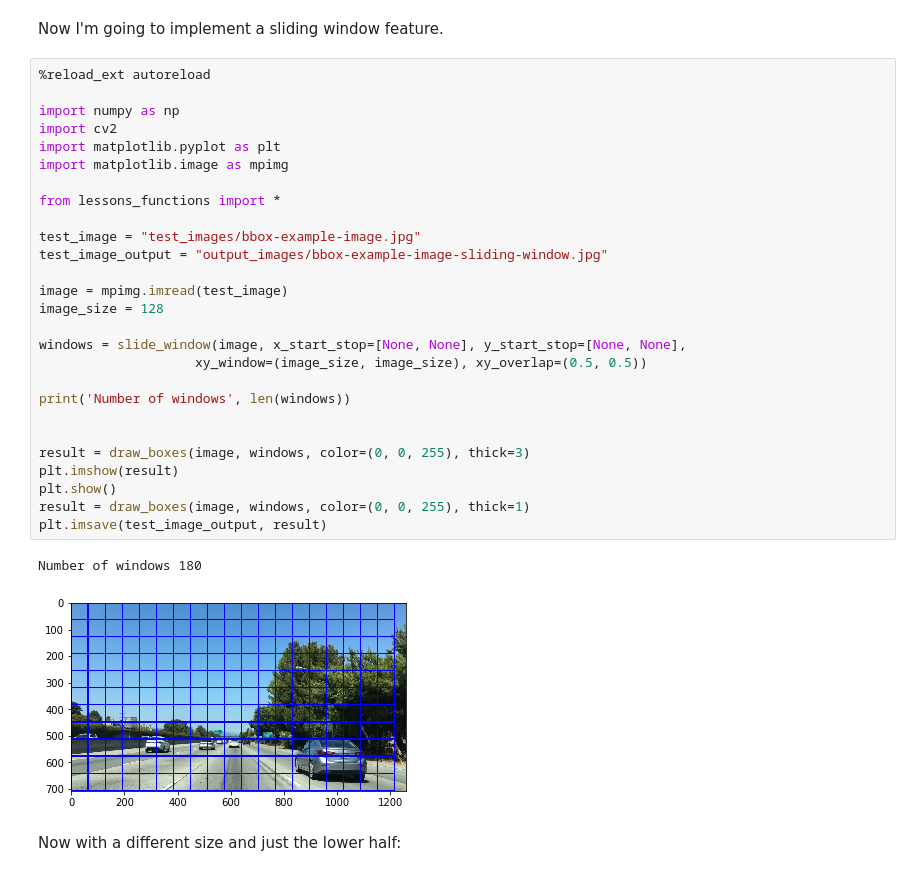
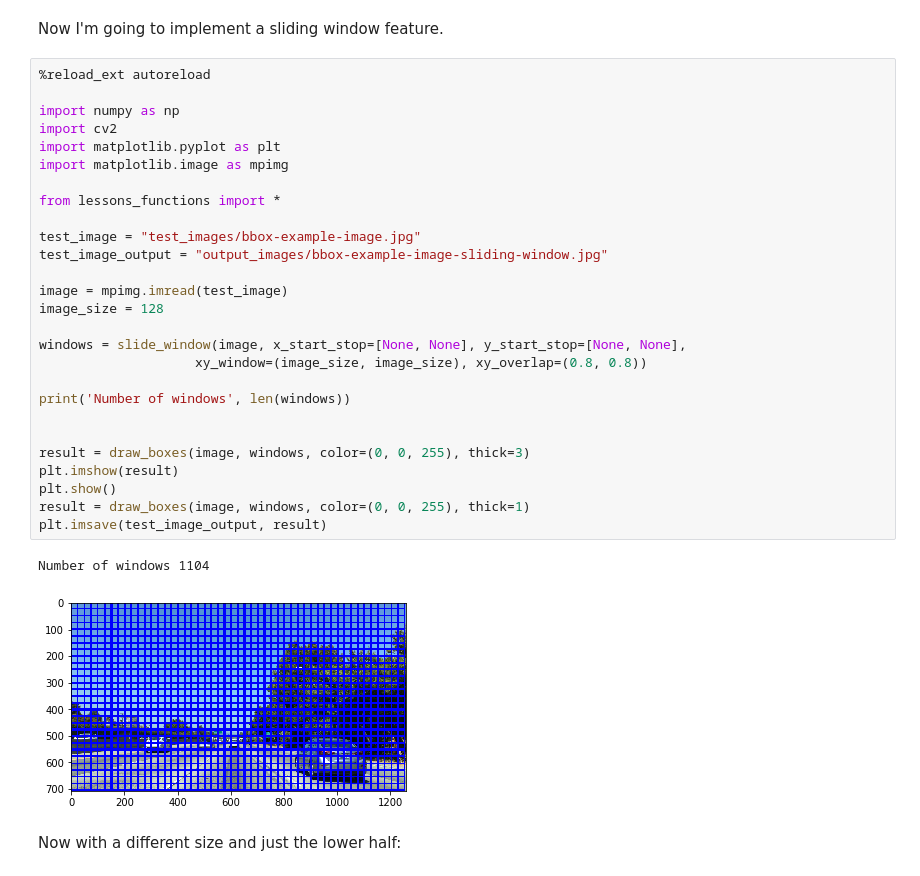
Before and after one commit to BernhardRode/CarND-Vehicle-Detection, a Jupyter notebook: CarND-CarND-Vehicle-Detection.ipynb, the cells around one changed output. Saved outputs shown, nothing was run; the diff lists cells and outputs as text.

```diff
--- a/CarND-CarND-Vehicle-Detection.ipynb
+++ b/CarND-CarND-Vehicle-Detection.ipynb
@@ -595,33 +595,33 @@ Now I'm going to implement a sliding window feature.
 # %%
 %reload_ext autoreload
 
 import numpy as np
 import cv2
 import matplotlib.pyplot as plt
 import matplotlib.image as mpimg
 
 from lessons_functions import *
 
 test_image = "test_images/bbox-example-image.jpg"
 test_image_output = "output_images/bbox-example-image-sliding-window.jpg"
 
 image = mpimg.imread(test_image)
 image_size = 128
 
 windows = slide_window(image, x_start_stop=[None, None], y_start_stop=[None, None],
-                    xy_window=(image_size, image_size), xy_overlap=(0.5, 0.5))
+                    xy_window=(image_size, image_size), xy_overlap=(0.8, 0.8))
 
 print('Number of windows', len(windows))
 
 
 result = draw_boxes(image, windows, color=(0, 0, 255), thick=3)
 plt.imshow(result)
 plt.show()
 result = draw_boxes(image, windows, color=(0, 0, 255), thick=1)
 plt.imsave(test_image_output, result)
 # %% [output]
-Number of windows 180
+Number of windows 1104
-[figure, old version]
+[figure, new version]
 # %% [markdown]
 Now with a different size and just the lower half:
 # %%
```
Also changed, not shown: parts of 18 cells of this notebook, 14 other files.
